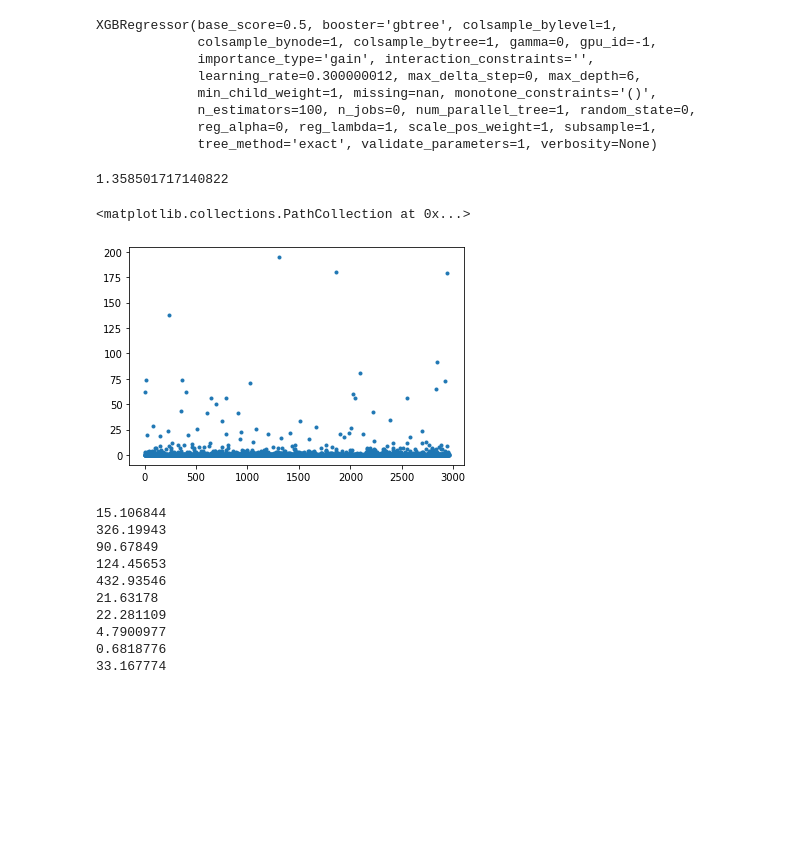
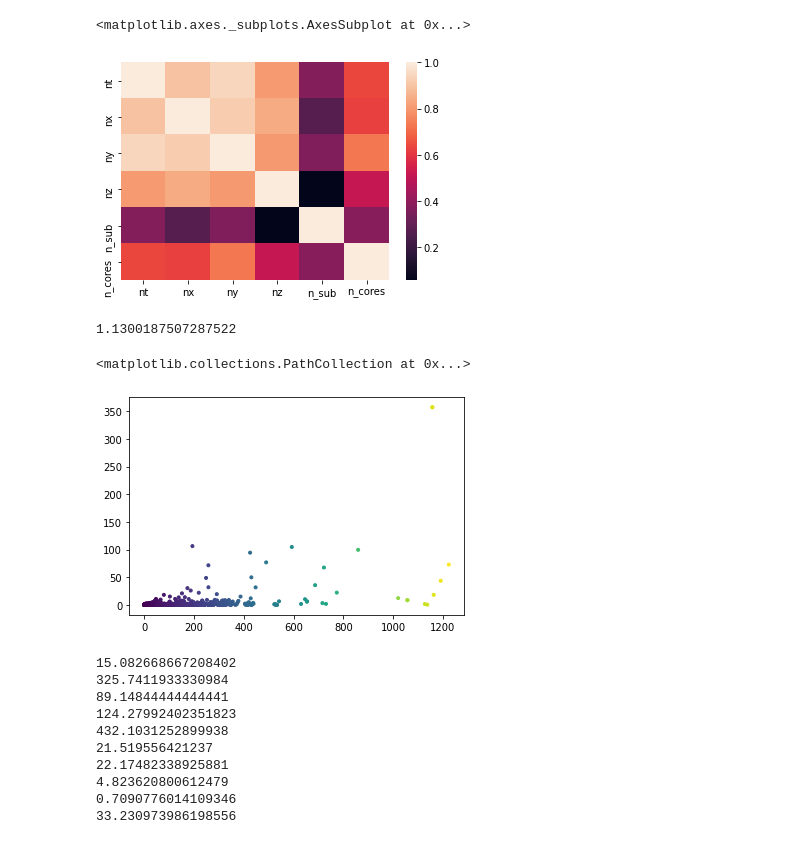
Before and after one commit to neon-ninja/nzrse_hackathon_2020, a Jupyter notebook: train.ipynb, the cells around one changed output. Saved outputs shown, nothing was run; the diff lists cells and outputs as text; code cells hidden in the pictures; blank space fills up the shorter version.

Commit message:
filter out bad data, adjust plots. 1.13 loss

```diff
--- a/train.ipynb
+++ b/train.ipynb
@@ -23,5 +24,9 @@ def quantile_loss(y_actual, y_predict):
 # %%
 df = pd.read_csv("data/emod3d_train_x.csv")
 y = pd.read_csv("data/emod3d_train_y.csv").core_hours
+test_x = pd.read_csv("data/emod3d_test_x.csv")
+df = df[y > 0]
+y = y[y > 0]
+display(df.describe())
+display(y.describe())
 xtrain, xtest, ytrain, ytest = train_test_split(df, y)
-test_x = pd.read_csv("data/emod3d_test_x.csv")
@@ -38,39 +60,34 @@ y.value_counts().plot()
+# %%
+sns.heatmap(df.corr())
+# %% [output]
+<matplotlib.axes._subplots.AxesSubplot at 0x...>
+[figure, added]
 # %%
-model = XGBRegressor()
+model = RandomForestRegressor()
 model.fit(xtrain, ytrain)
+quantile_loss(ytest, model.predict(xtest))
 # %% [output]
-XGBRegressor(base_score=0.5, booster='gbtree', colsample_bylevel=1,
-             colsample_bynode=1, colsample_bytree=1, gamma=0, gpu_id=-1,
-             importance_type='gain', interaction_constraints='',
-             learning_rate=0.300000012, max_delta_step=0, max_depth=6,
-             min_child_weight=1, missing=nan, monotone_constraints='()',
-             n_estimators=100, n_jobs=0, num_parallel_tree=1, random_state=0,
-             reg_alpha=0, reg_lambda=1, scale_pos_weight=1, subsample=1,
-             tree_method='exact', validate_parameters=1, verbosity=None)
+1.1300187507287522
-# %%
-pred = model.predict(xtest)
-quantile_loss(ytest, pred)
-# %% [output]
-1.358501717140822
 # %%
 quantile = 0.9
+pred = model.predict(xtest)
 errors = np.maximum((ytest - pred) * quantile, (pred - ytest) * (1.0 - quantile))
-plt.scatter(range(len(pred)), errors, marker='.')
+plt.scatter(ytest, errors, c=ytest, marker='.') # errors seem to increase with higher core_hours
 # %% [output]
 <matplotlib.collections.PathCollection at 0x...>
-[figure, old version]
+[figure, new version]
 # %%
-test_pred = model.predict(test_x)
-np.savetxt("emod3d_test_y.csv", test_pred, fmt='%s')
+model.fit(df, y) # refit to all data
+np.savetxt("emod3d_test_y.csv", model.predict(test_x), fmt='%s')
 !head "emod3d_test_y.csv"
 # %% [output]
-15.106844
-326.19943
-90.67849
-124.45653
-432.93546
-21.63178
-22.281109
-4.7900977
-0.6818776
-33.167774
+15.082668667208402
+325.7411933330984
+89.14844444444441
+124.27992402351823
+432.1031252899938
+21.519556421237
+22.17482338925881
+4.823620800612479
+0.7090776014109346
+33.230973986198556
```
Also changed, not shown: parts of 5 cells of this notebook, 1 other file.
